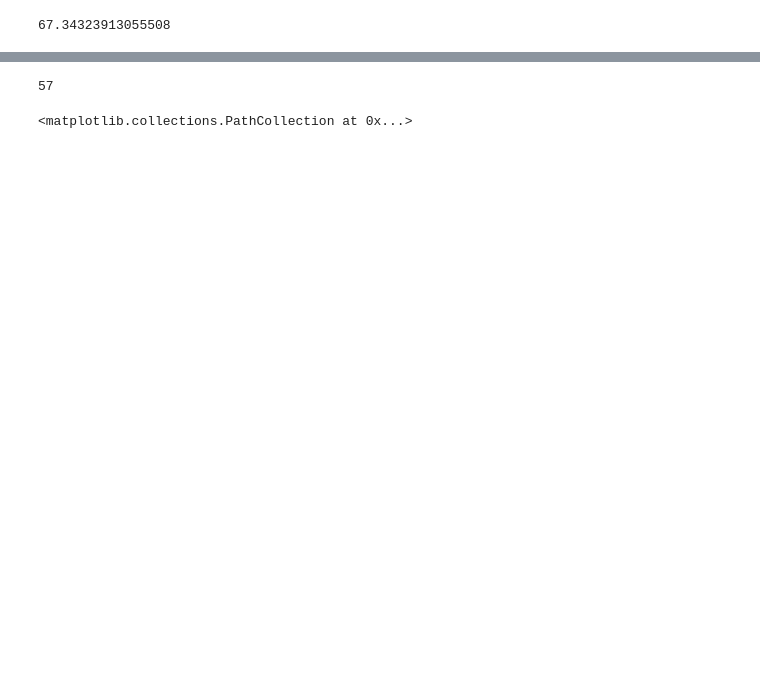
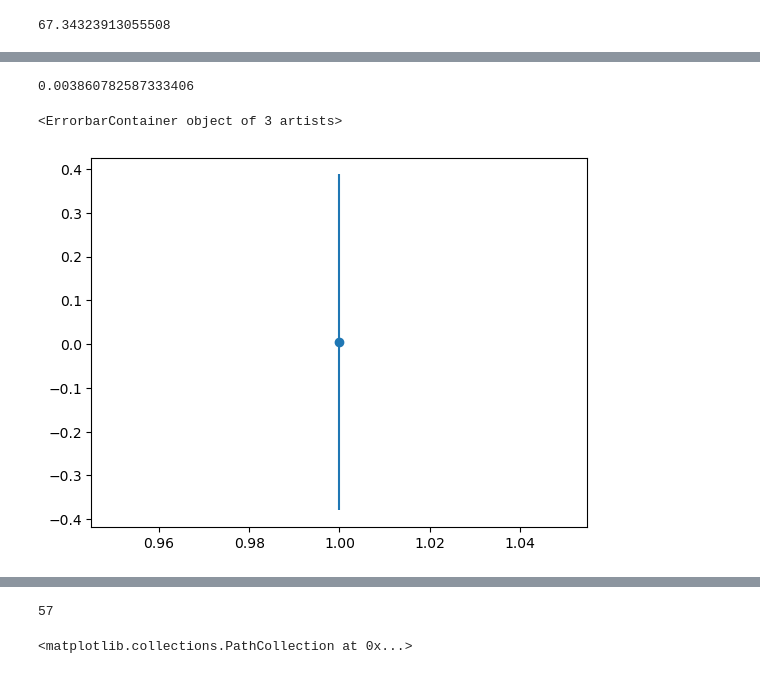
Before and after one commit to szavada/2025_GOES_Bolide_Project, a Jupyter notebook: B1_Initial_Estimate.ipynb, the cells around one changed output, grey strips where cells are left out. Cells and saved outputs as stored; diff of their text form; code cells hidden in the pictures; blank space fills up the shorter version.

Commit message:
Error propagation (continued)

```diff
--- a/B1_Initial_Estimate.ipynb
+++ b/B1_Initial_Estimate.ipynb
@@ -35,7 +35,7 @@ def findtheta(lat, long, alt):
     z= np.abs(alt[-1]-alt[0])
     return np.arctan((np.sqrt(x**2+y**2))/z)
 
-def degtom (lat1, long1, lat2, long2, r= 6371): #haversine equation?
+def degtom (lat1, long1, lat2, long2, r= 6371000): #haversine equation?
     lat1rad = np.radians(lat1)
     long1rad = np.radians(long1)
     lat2rad = np.radians(lat2)
@@ -49,25 +49,23 @@ def degtom (lat1, long1, lat2, long2, r= 6371): #haversine equation?
     a= np.sin(dlat/2)**2 + np.cos(lat1rad)*np.cos(lat2rad)*np.sin(dlong/2)**2
     b= 2*np.arcsin(np.sqrt(a))
 
-    errorla1= -np.cos(dlat/2)**2*np.sin(dlat/2)**2-np.sin(lat1)*np.cos(lat2)*np.sin(dlong/2)**2
-    errorla2= np.cos(dlat/2)**2*np.sin(dlat/2)**2-np.cos(lat1)*np.sin(lat2)*np.sin(dlong/2**2)
-    errorlo1= np.cos(lat1)*np.cos(lat2)*np.cos(dlong/2)*np.sin(dlong/2)
-    errorlo2= -np.cos(lat1)*np.cos(lat2)*np.cos(dlong/2)*np.sin(dlong/2)
-    #errordegtom= (r*b*1000)*np.sqrt((errorla1/lat1rad)**2*errorlat**2+(errorla2/lat2rad)**2*errorlat**2+(errorlo1/long1rad)**2*errorlong**2+(errorlo2/long2rad)**2*errorlong**2)
+    errorla1= -r*2*(np.sin(lat1rad)*np.cos(lat2rad)*np.sin(dlong/2)**2+np.cos(dlat/2)*np.sin(dlat/2))/(np.sqrt(1-(np.cos(lat1rad)*np.cos(lat2rad)*np.sin(dlong/2)**2+np.sin(dlat/2)**2)**2))
+    errorla2= r*2*(np.cos(dlat/2)*np.sin(dlat/2)-np.cos(lat1rad)*np.sin(lat2rad)*np.sin(dlong/2)**2)/(np.sqrt(1-(np.sin(dlat/2)**2+np.cos(lat1rad)*np.cos(lat2rad)*np.sin(dlong/2)**2)**2))
+    errorlo1= -r*2*(np.cos(lat1rad)*np.cos(lat2rad)*np.cos(dlong/2)*np.sin(dlong/2))/(np.sqrt(1-(np.cos(lat1rad)*np.cos(lat2rad)*np.sin(dlong/2)**2+np.sin(dlat/2)**2)**2))
+    errorlo2= r*2*(np.cos(lat1rad)*np.cos(lat2rad)*np.cos(dlong/2)*np.sin(dlong/2))/(np.sqrt(1-(np.cos(lat1rad)*np.cos(lat2rad)*np.sin(dlong/2)**2+np.sin(dlat/2)**2)**2))
 
     errordegtom= np.sqrt((errorla1)**2*errorlat**2+(errorla2)**2*errorlat**2+(errorlo1)**2*errorlong**2+(errorlo2)**2*errorlong**2)
 
 
-    return r*b*1000, errordegtom
+    return r*b, errordegtom
 
 def airrho(z, H=8500): #calculates density based on rho naught, height, and scale height
-                                    #8.5 km is the scale height for Earth and 1.225 kg/m^3 is the density of air at sea level
+    rho0= 1.225 #kg/m^3                   #8.5 km is the scale height for Earth and 1.225 kg/m^3 is the density of air at sea level
     return (rho0*(1/(np.e**(z/H))))
 
 bestfit= [] #bestfit must be defined outside of the function so that it can be used as a variable
 
 H=8500 #meters
-rho0= 1.225 #kg/m^3
 rockyrho = 3500 #kg/m^3
 metalrho = 7500 #kg/m^3 #constants for bolide density based on possible composition
 icyrho = 750 #kg/m^3
@@ -101,10 +99,10 @@ for i in range (imaxenergy):
     errordeltalatlong= np.abs(degtom(lat[i], long[i], lat[i+1], long[i+1]))[1]
     totalerrordeltalatlong= totalerrordeltalatlong+ errordeltalatlong
 
-    deltaalt = (np.abs(alt[i+1]-alt[i]))*1000 #multipled by 1000 to convert to meters
+    deltaalt = np.abs(alt[i+1]-alt[i])
 
-    erroralt1= ((alt[i]-alt[i+1])/np.abs(alt[i+1]-alt[i])) #partial derivative
-    erroralt2= ((alt[i+1]-alt[i])/np.abs(alt[i]-alt[i+1]))
+    erroralt1= (alt[i]-alt[i+1])/np.abs(alt[i+1]-alt[i]) #partial derivative
+    erroralt2= (alt[i+1]-alt[i])/np.abs(alt[i]-alt[i+1])
     #errordalt= deltaalt*np.sqrt((erroralt1/alt[i])**2*(erroralt[i])**2+(erroralt2/alt[i+1])**2*(erroralt[i+1])**2) #error with z and partialx/x ...
     errordalt= np.sqrt((erroralt1)**2*(erroralt[i])**2+(erroralt2)**2*(erroralt[i+1])**2) #error without z and partialx/x
 
@@ -116,19 +114,20 @@ for i in range (imaxenergy):
     #edll = errordeltalatlong/(np.sqrt(errordeltalatlong**2+errordalt**2))
     #edalt= errordalt/(np.sqrt(errordeltalatlong**2+errordalt**2))
     #errorh= h*np.sqrt((edll/deltalatlong)**2+(edalt/deltaalt)**2)
-    errorh= np.sqrt((errordeltalatlong)**2+(errordalt)**2)
+    errorh= np.sqrt((deltalatlong/h)**2*(errordeltalatlong)**2+(deltaalt/h)**2*(errordalt)**2)
     totalerrorh= totalerrorh+ errorh
 
     totalh= totalh+h
 
-    altm = (alt[i]+alt[i+1])*1000
+    altm = (alt[i]+alt[i+1])
 
     rho = airrho((1/2)*altm)
 
     #erroraltm1= (alt[i+1])/2
     #erroraltm2= (alt[i])/2
     #errorrho= np.sqrt((erroraltm1)**2*(erroralt[i])**2+(erroraltm2)**2*(erroralt[i+1])**2)
-    errorrho= np.sqrt(erroralt[i]**2+erroralt[i+1]**2)
+    erroraltm= .5*np.sqrt(erroralt[i]**2+erroralt[i+1]**2)
+    errorrho= (rho/8500)*erroraltm
 
     totalmass = totalmass+(h*rho)
 
@@ -136,7 +135,7 @@ for i in range (imaxenergy):
 
     terho= (errorrho/rho)**2
     teh= (errorh/h)**2
-    totalerror= totalerror+((h*rho)*(np.sqrt(terho+teh)))**2 #this ends up so large because rho is minute
+    totalerror= totalerror+h*rho*(np.sqrt(terho+teh)) #this ends up so large because rho is minute
 # %%
 print(totalerrordeltalatlong, totalerrordalt, totalerrorh, totalerror)
 # %% [output]
@@ -155,0 +155,5 @@ np.sqrt(totalerror)
+# %%
+errorrrocky = (3/4)*(np.sqrt(totalerror)/rockyrho) #+- totalerror
+errorrmetal = (3/4)*(np.sqrt(totalerror)/metalrho)
+errorricy = (3/4)*(np.sqrt(totalerror)/icyrho)
+print (errorrrocky*100, errorrmetal*100, errorricy*100) #CM
@@ -164,3 +170,13 @@ print (rrocky, rmetal, ricy) #this unit is METERS
+# %%
+rrocky*100
+# %% [output]
+0.003860782587333406
+# %%
+plt.scatter(1, rrocky*100)
+plt.errorbar(1, rrocky*100, yerr=errorrrocky*100)
+# %% [output]
+<ErrorbarContainer object of 3 artists>
+[figure, added]
 # %%
 totalh
 # %% [output]
```
Also changed, not shown: parts of 17 cells of this notebook.
